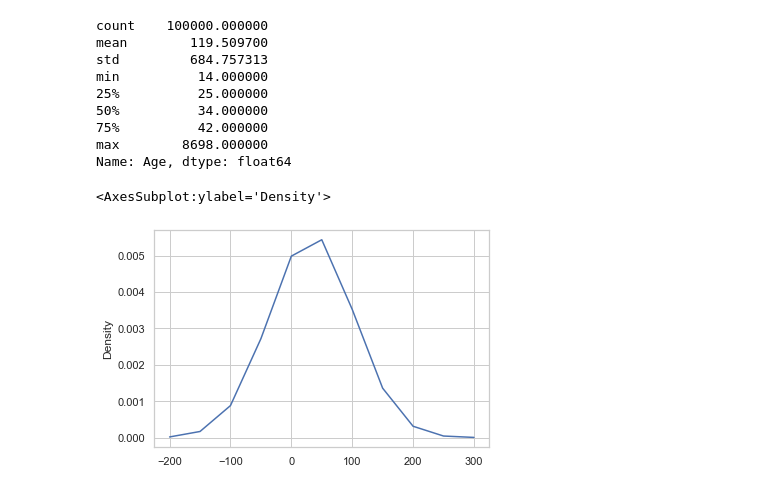
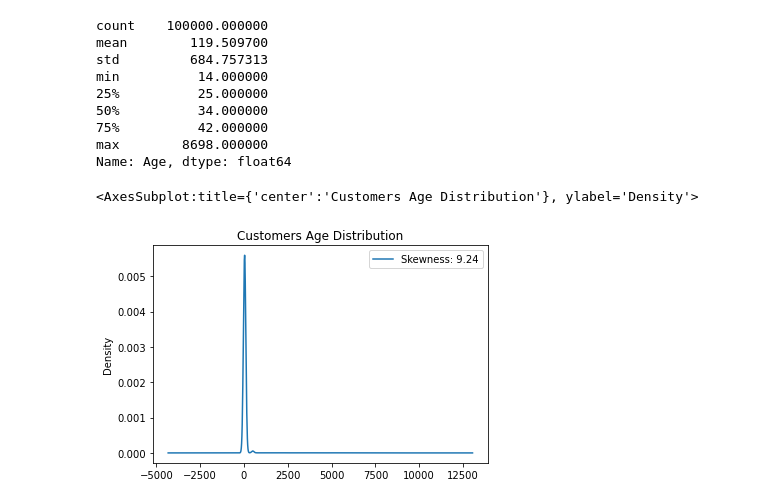
Before and after one commit to OlaJaglinska/Data-Science-Training, a Jupyter notebook: EDA/EDA.ipynb, the cells around one changed output. Cells and saved outputs as stored; diff of their text form; code cells hidden in the pictures.

```diff
--- a/EDA/EDA.ipynb
+++ b/EDA/EDA.ipynb
@@ -311,8 +317,8 @@ min          14.000000
 75%          42.000000
 max        8698.000000
 Name: Age, dtype: float64
-# %%
-df['Age'].plot.kde(ind=[-200,-150,-100,-50,0,50,100,150,200,250,300])
-# %% [output]
-<AxesSubplot:ylabel='Density'>
-[figure, removed]
+# %%
+df['Age'].plot.kde(label = 'Skewness: %.2f'%(df['Age'].skew()), legend='best', title='Customers Age Distribution')
+# %% [output]
+<AxesSubplot:title={'center':'Customers Age Distribution'}, ylabel='Density'>
+[figure, added]
```
Also changed, not shown: parts of 11 cells of this notebook.
